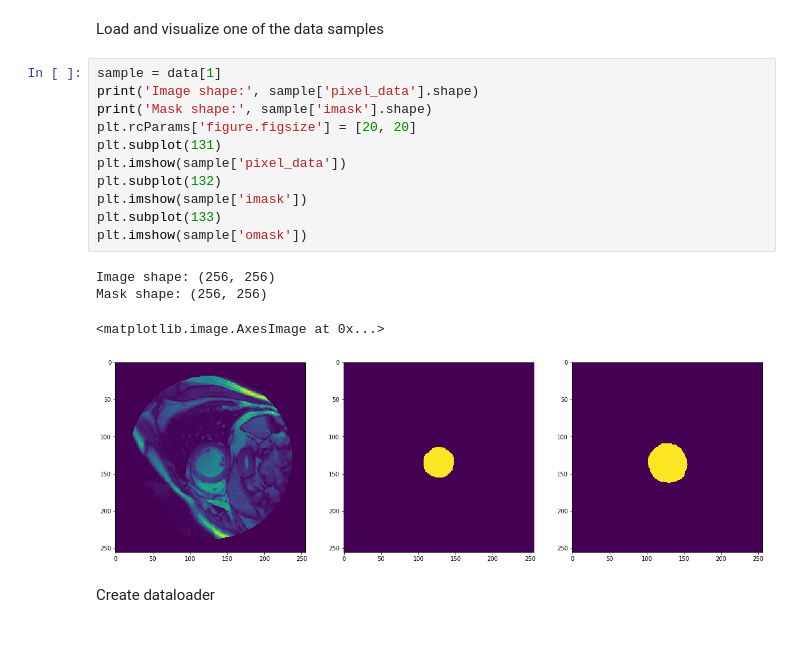
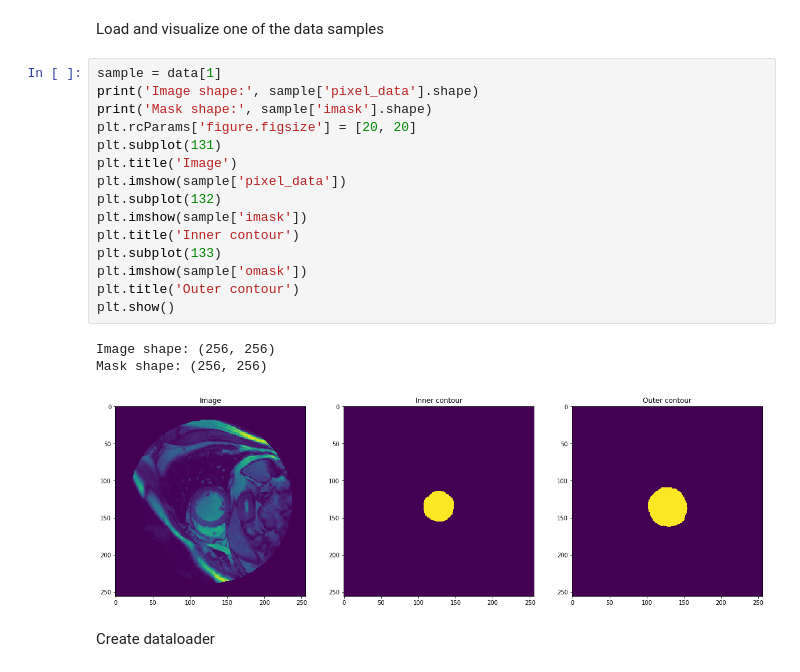
Before and after one commit to trifonova-n/challenge, a Jupyter notebook: visualize_data.ipynb, the cells around one changed output. Cells and saved outputs as stored; diff of their text form; blank space fills up the shorter version.

```diff
--- a/visualize_data.ipynb
+++ b/visualize_data.ipynb
@@ -22,19 +22,22 @@ Load and visualize one of the data samples
 # %%
 sample = data[1]
 print('Image shape:', sample['pixel_data'].shape)
 print('Mask shape:', sample['imask'].shape)
 plt.rcParams['figure.figsize'] = [20, 20]
 plt.subplot(131)
+plt.title('Image')
 plt.imshow(sample['pixel_data'])
 plt.subplot(132)
 plt.imshow(sample['imask'])
+plt.title('Inner contour')
 plt.subplot(133)
 plt.imshow(sample['omask'])
+plt.title('Outer contour')
+plt.show()
 # %% [output]
 Image shape: (256, 256)
 Mask shape: (256, 256)
-<matplotlib.image.AxesImage at 0x...>
-[figure, old version]
+[figure, new version]
 # %% [markdown]
 Create dataloader
 # %%
```
Also changed, not shown: parts of 11 cells of this notebook, 1 other file.
